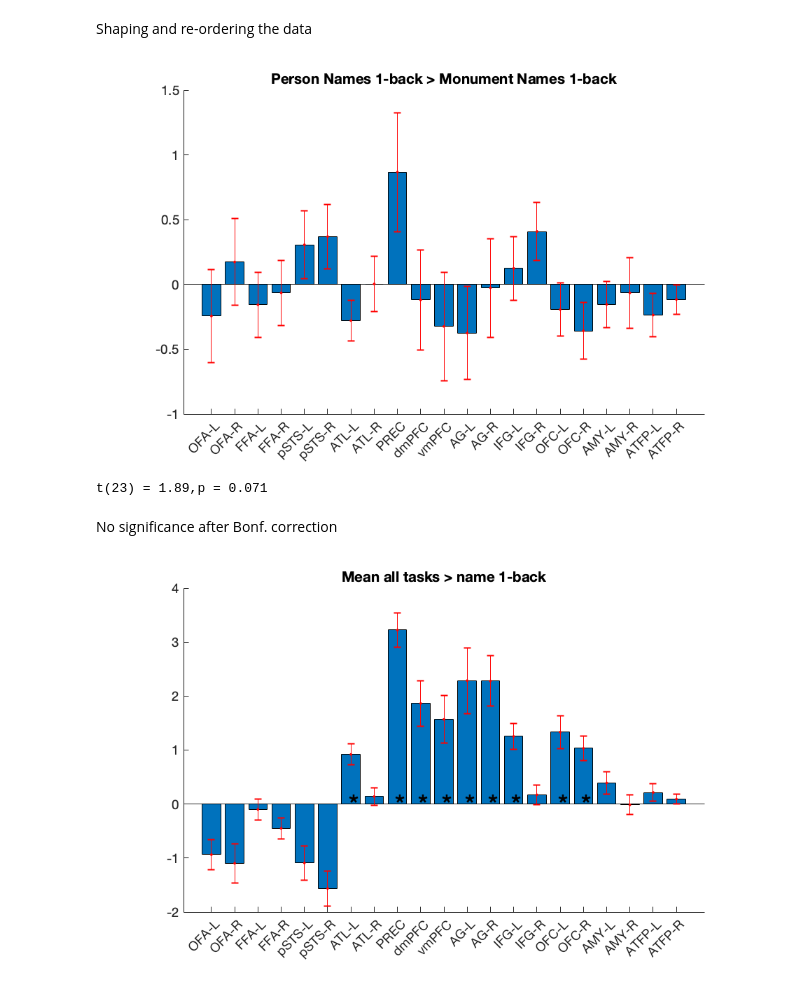
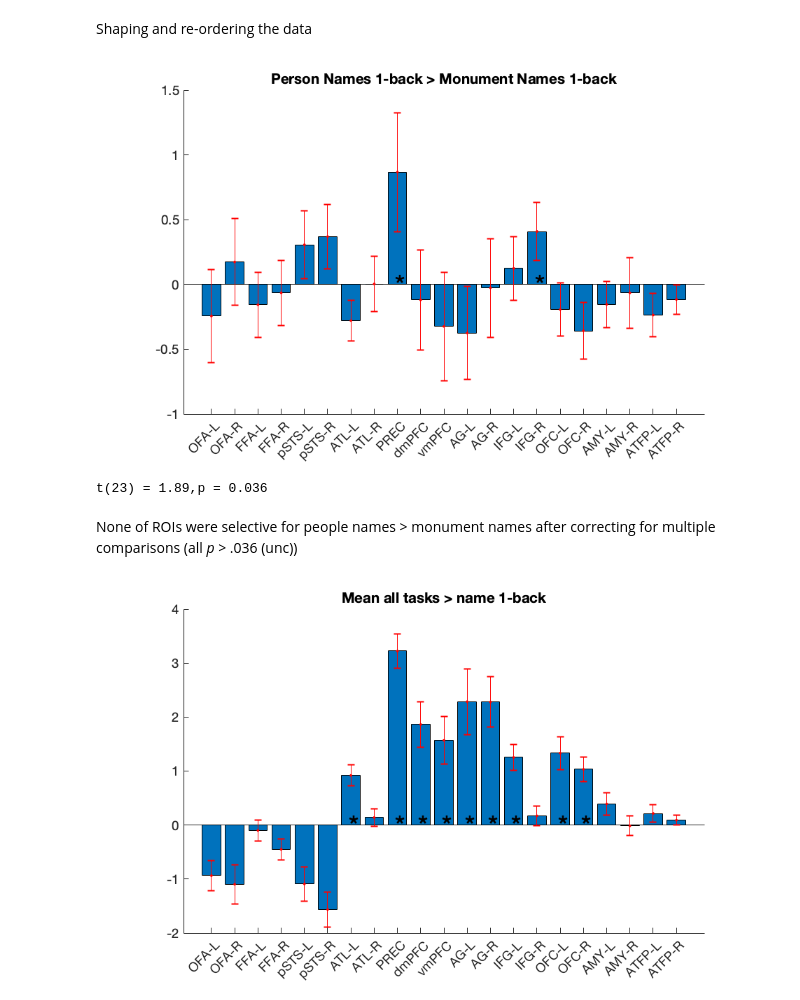
Before and after one commit to Aglinskas/Other_Scripts, a Jupyter notebook: Words_paper.ipynb, the cells around one changed output. Drawn from its saved outputs; the diff is of its cells as text; code cells hidden in the pictures.

```diff
--- a/Words_paper.ipynb
+++ b/Words_paper.ipynb
@@ -48,20 +65,20 @@ tlbls10 = tlbls10(t_ord);
 # %%
 %plot --size 1000,600
 m = aBeta.wmat_raw(:,11,:) - aBeta.wmat_raw(:,12,:);
 m = squeeze(m);
 
-func_plot_tbar_plot(m',rlbls,1); % Bonferroni Corrected
+func_plot_tbar_plot(m',rlbls,0); % Bonferroni Corrected
 title('Person Names 1-back > Monument Names 1-back','fontsize',20);
 set(gca,'FontSize',14);
 # %% [output]
-[figure, old version]
+[figure, new version]
 # %%
-[H,P,CI,STATS] = ttest(m(ismember(rlbls,'PREC'),:));
+[H,P,CI,STATS] = ttest(m(ismember(rlbls,'PREC'),:),0,'tail','right');
 t_statement(STATS,P);
 # %% [output]
-t(23) = 1.89,p = 0.071
+t(23) = 1.89,p = 0.036
-# %% [markdown]
-No significance after Bonf. correction
+# %% [markdown]
+None of ROIs were selective for people names > monument names after correcting for multiple comparisons (all _p_ > .036 (unc))
 # %%
 %plot --size 1000,600
 m = mean(aBeta.wmat,2);
```
Also changed, not shown: parts of 6 cells of this notebook.
